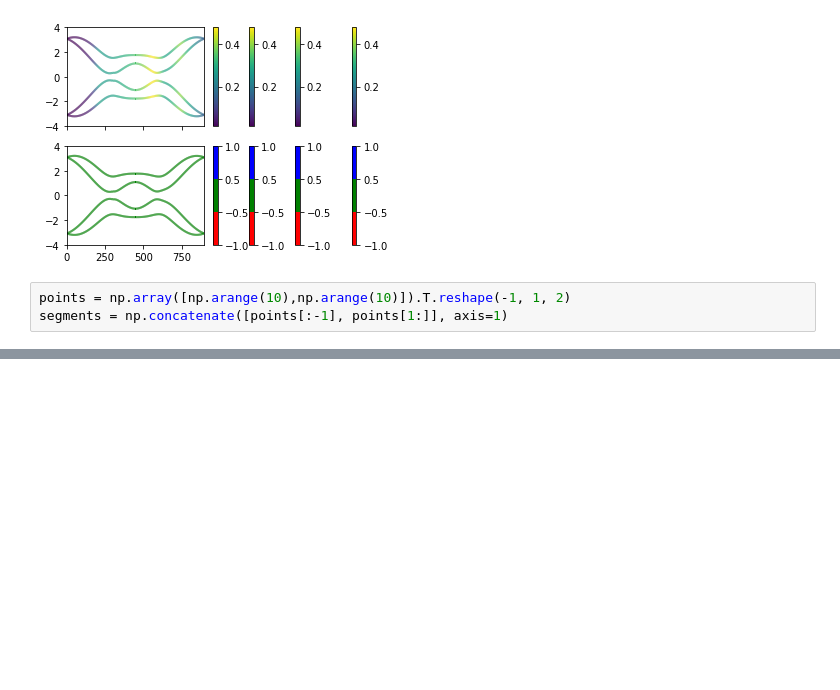
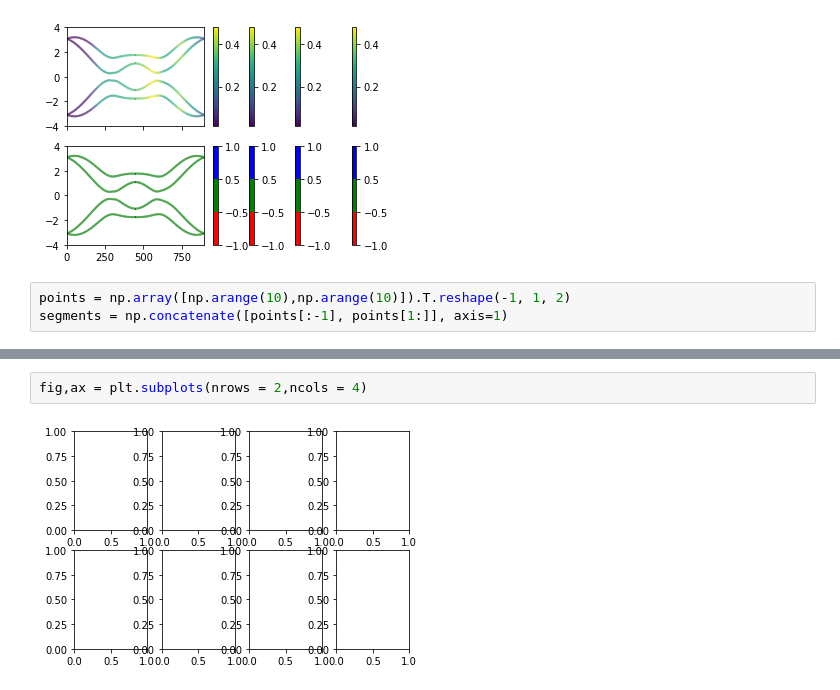
Before and after one commit to JonathanKipp/Plotting, a Jupyter notebook: convergence.ipynb, the cells around one changed output, grey strips where cells are left out. Saved outputs shown, nothing was run; the diff lists cells and outputs as text; blank space fills up the shorter version.

```diff
--- a/convergence.ipynb
+++ b/convergence.ipynb
@@ -165,0 +226,4 @@ segments = np.concatenate([points[:-1], points[1:]], axis=1)
+# %%
+fig,ax = plt.subplots(nrows = 2,ncols = 4)
+# %% [output]
+[figure, added]
```
Also changed, not shown: parts of 11 cells of this notebook, 4 other files.
